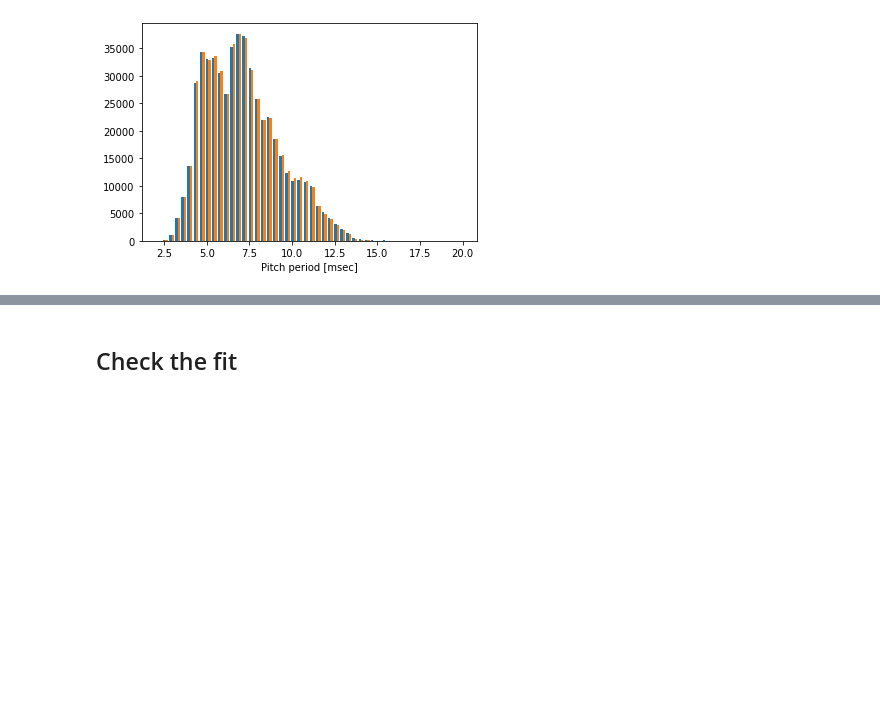
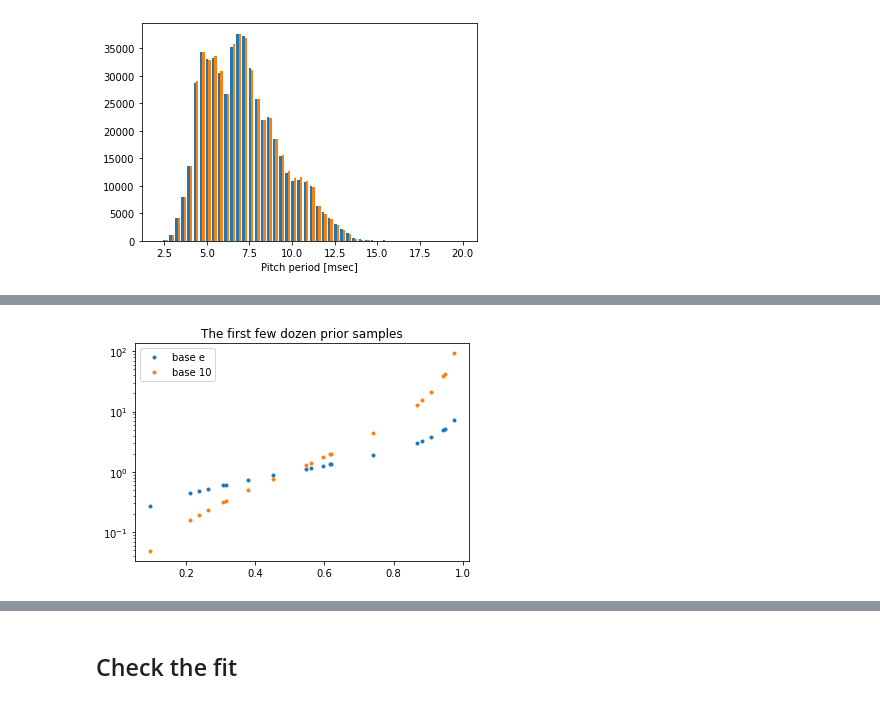
Before and after one commit to mvsoom/thesis-py, a Jupyter notebook: dgf/prior/period.ipynb, the cells around one changed output, grey strips where cells are left out. Saved outputs shown, nothing was run; the diff lists cells and outputs as text; code cells hidden in the pictures; blank space fills up the shorter version.

```diff
--- a/dgf/prior/period.ipynb
+++ b/dgf/prior/period.ipynb
@@ -344,0 +267,16 @@ praat_sigma [(0.025, 0.04970567556164484), (0.5, 0.04979464170179949), (0.975, 0
+# %%
+from scipy.stats import lognorm
+
+lognorm_e  = lognorm(1.)
+lognorm_10 = lognorm(np.log(10))
+
+# We want our first few draws to scan out a realistic range
+u= sorted(rand(20))
+
+plot(u,lognorm_e.ppf(u), '.', label='base e')
+plot(u,lognorm_10.ppf(u), '.', label='base 10')
+yscale('log')
+title('The first few dozen prior samples')
+legend();
+# %% [output]
+[figure, added]
```
Also changed, not shown: parts of 68 cells of this notebook, 6 other files.
